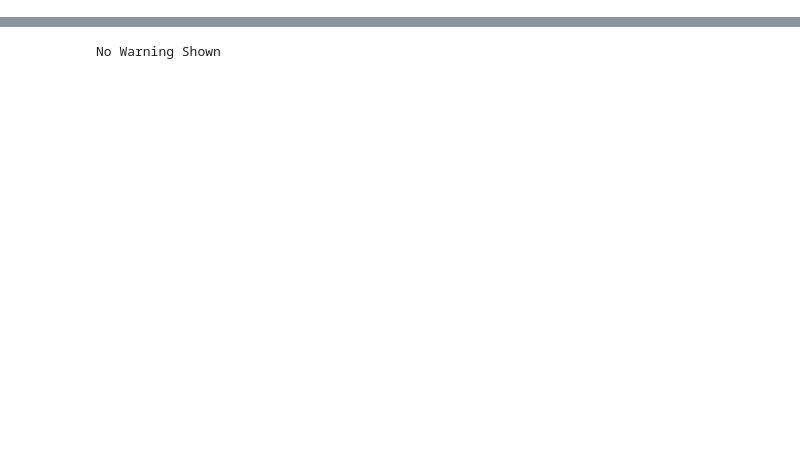
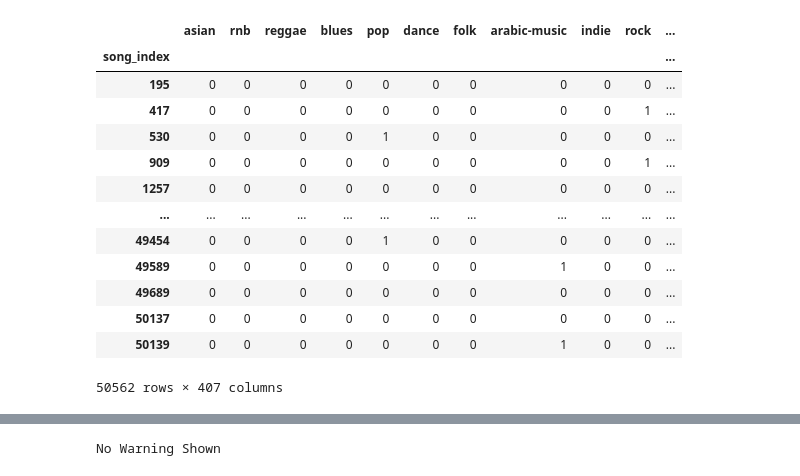
Before and after one commit to taminemelissa/multi-label-classification, a Jupyter notebook: notebooks/XGBoost.ipynb, the cells around one changed output, grey strips where cells are left out. Drawn from its saved outputs; the diff is of its cells as text; code cells hidden in the pictures; blank space fills up the shorter version.

```diff
--- a/notebooks/XGBoost.ipynb
+++ b/notebooks/XGBoost.ipynb
@@ -35,4 +35,21 @@ from sklearn.metrics import hamming_loss
 from sklearn.metrics import f1_score
 from sklearn.metrics import multilabel_confusion_matrix
 from statistics import mean
+# %%
+transform_parquet_to_csv(os.path.join(project_dir,'dataset2.parquet'),os.path.join(project_dir,'dataset.csv'))
+# %% [output]
+|  | asian | rnb | reggae | blues | pop | dance | folk | arabic-music | indie | rock | ... |
+| song_index |  |  |  |  |  |  |  |  |  |  | ... |
+| 195 | 0 | 0 | 0 | 0 | 0 | 0 | 0 | 0 | 0 | 0 | ... |
+| 417 | 0 | 0 | 0 | 0 | 0 | 0 | 0 | 0 | 0 | 1 | ... |
+| 530 | 0 | 0 | 0 | 0 | 1 | 0 | 0 | 0 | 0 | 0 | ... |
+| 909 | 0 | 0 | 0 | 0 | 0 | 0 | 0 | 0 | 0 | 1 | ... |
+| 1257 | 0 | 0 | 0 | 0 | 0 | 0 | 0 | 0 | 0 | 0 | ... |
+| ... | ... | ... | ... | ... | ... | ... | ... | ... | ... | ... | ... |
+| 49454 | 0 | 0 | 0 | 0 | 1 | 0 | 0 | 0 | 0 | 0 | ... |
+| 49589 | 0 | 0 | 0 | 0 | 0 | 0 | 0 | 1 | 0 | 0 | ... |
+| 49689 | 0 | 0 | 0 | 0 | 0 | 0 | 0 | 0 | 0 | 0 | ... |
+| 50137 | 0 | 0 | 0 | 0 | 0 | 0 | 0 | 0 | 0 | 0 | ... |
+| 50139 | 0 | 0 | 0 | 0 | 0 | 0 | 0 | 1 | 0 | 0 | ... |
+50562 rows × 407 columns
 # %%
```
Also changed, not shown: parts of 12 cells of this notebook.
